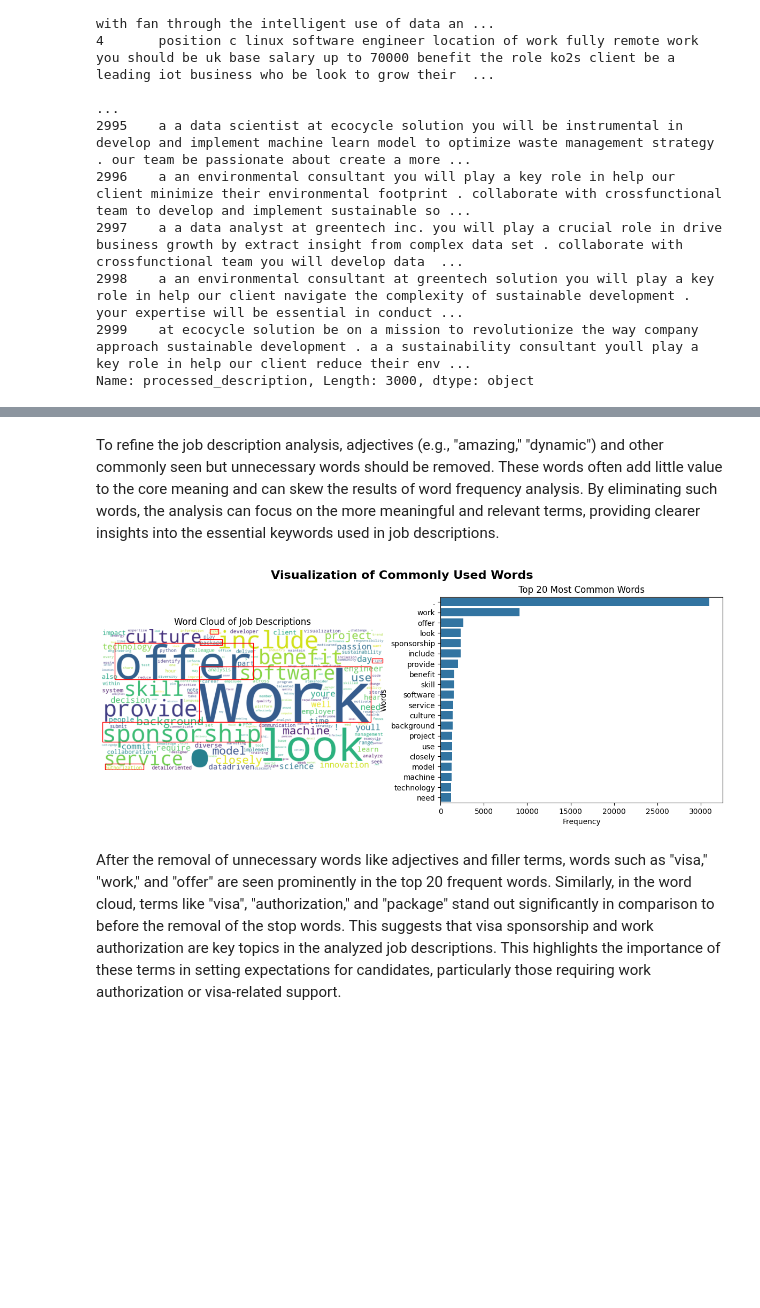
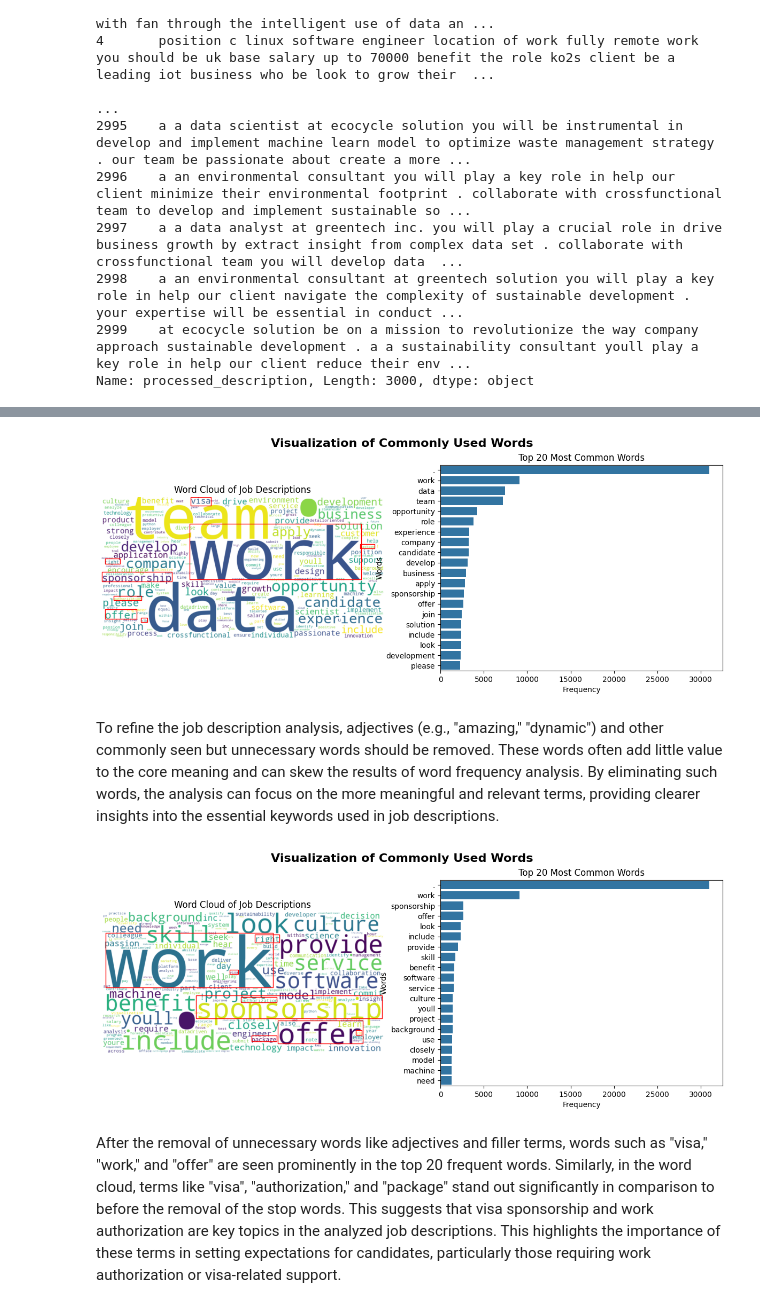
Before and after one commit to rsgGit/job-search, a Jupyter notebook: notebooks/data-exploration.ipynb, the cells around one changed output, grey strips where cells are left out. Cells and saved outputs as stored; diff of their text form; code cells hidden in the pictures; blank space fills up the shorter version.

```diff
--- a/notebooks/data-exploration.ipynb
+++ b/notebooks/data-exploration.ipynb
@@ -534,3 +535,7 @@ visualize_words(df['processed_description'], 'Visualization of Commonly Used Wor
+# %%
+visualize_words(df['processed_description'], 'Visualization of Commonly Used Words', True)
+# %% [output]
+[figure, added]
 # %% [markdown]
 To refine the job description analysis, adjectives (e.g., "amazing," "dynamic") and other commonly seen but unnecessary words should be removed. These words often add little value to the core meaning and can skew the results of word frequency analysis. By eliminating such words, the analysis can focus on the more meaningful and relevant terms, providing clearer insights into the essential keywords used in job descriptions.
 # %%
@@ -545,16 +550,16 @@ custom_stopwords = [
     "organization", "value", "process", "support", "using", "help", "create", "looking",  "opportunities", "teams", "encourage",
     "ensure", "must", "make", "meet", "collaborate", "applications", "technical", "data", "including", "develop", "solution", "application",
 ]
-stop_words.update(custom_stopwords)
+stop_words = set(custom_stopwords)
 df['processed_description'] = df['processed_description'].apply(lambda text: ' '.join([word for word in word_tokenize(text) if word not in stop_words]))
 df['processed_description'] = df['processed_description'].apply(
     lambda text: ' '.join([word for word, pos in pos_tag(word_tokenize(text)) if pos not in ['JJ', 'JJR', 'JJS']])
 )
 
 
-visualize_words(df['processed_description'], 'Visualization of Commonly Used Words')
+visualize_words(df['processed_description'], 'Visualization of Commonly Used Words', True)
 # %% [output]
-[figure, old version]
+[figure, new version]
 # %% [markdown]
 After the removal of unnecessary words like adjectives and filler terms, words such as "visa," "work," and "offer" are seen prominently in the top 20 frequent words. Similarly, in the word cloud, terms like "visa", "authorization," and "package" stand out significantly in comparison to before the removal of the stop words. This suggests that visa sponsorship and work authorization are key topics in the analyzed job descriptions. This highlights the importance of these terms in setting expectations for candidates, particularly those requiring work authorization or visa-related support.
 # %%
```
Also changed, not shown: parts of 11 cells of this notebook, 15 other files.
